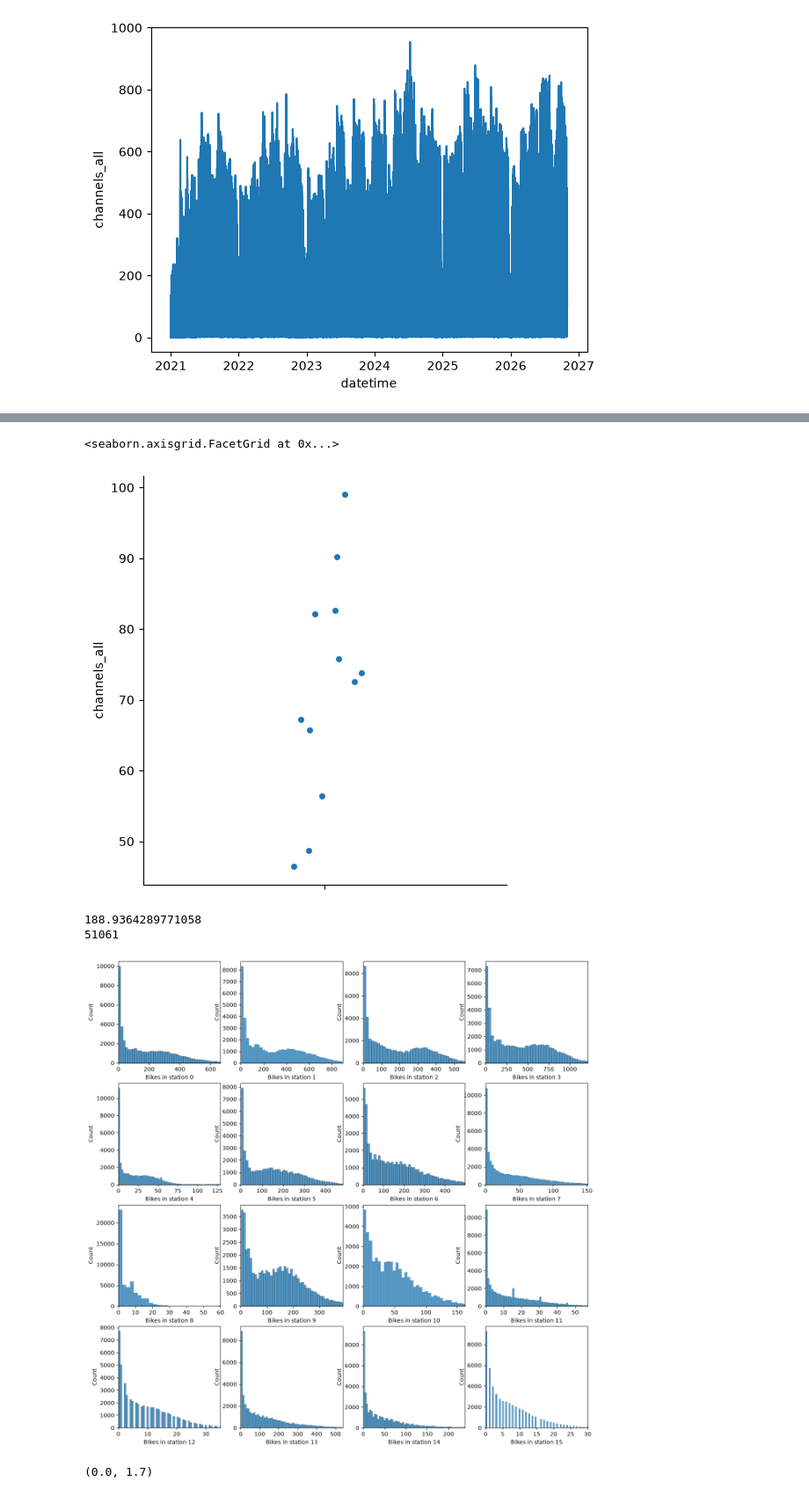
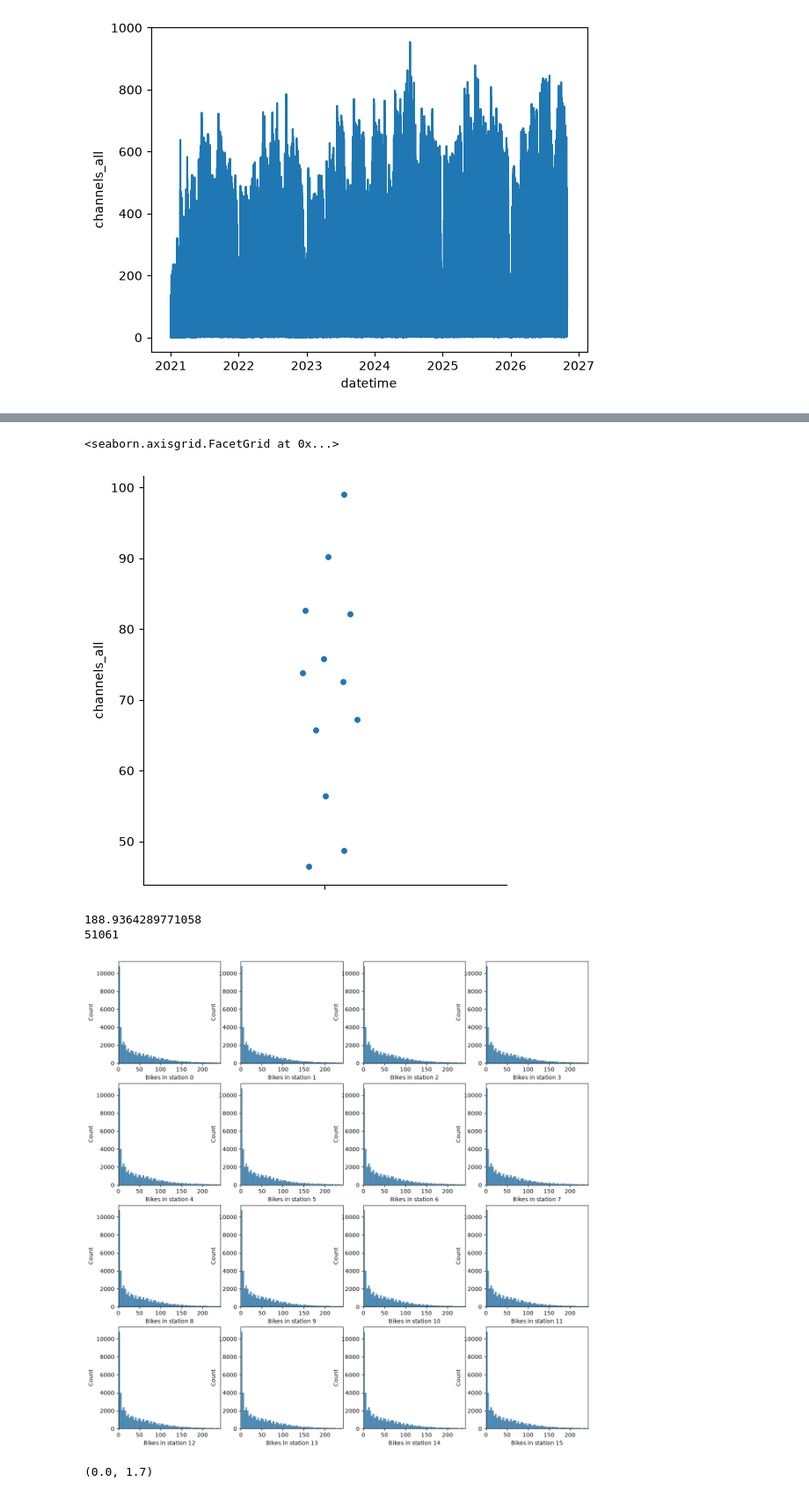
Before and after one commit to danrocag/fahrrad-analyse, a Jupyter notebook: src/fahrrad_analyse/explore.ipynb, the cells around one changed output, grey strips where cells are left out. Shown at 88% size. Cells and saved outputs as stored; diff of their text form; code cells hidden in the pictures.

```diff
--- a/src/fahrrad_analyse/explore.ipynb
+++ b/src/fahrrad_analyse/explore.ipynb
@@ -7,6 +7,7 @@ from scipy import stats
 pd.set_option('display.float_format', lambda x: '%.3f' % x)
 # %%
 df = pd.read_csv("../../data/counters.csv", index_col=0, parse_dates=["datetime"], date_format={"datetime": "ISO8601"})
+site_ids = sorted(df.counter_site_id.unique())  # site_ids[i] is "station i" below
 print(df.shape)
 df.head()
 # %% [output]
@@ -39,8 +40,9 @@ df.loc[~either_mask, :].head()
 # It seems like channels_all counts all passengers, in and out count different directions wherever known
 # %% [output]
 np.True_
-# %%
-df = df.drop(columns=["channels_in", "channels_out", "channels_unknown"])
+# %%
+df.loc[:, ['channels_in', 'channels_out', 'channels_unknown']] = df.loc[:, ['channels_in', 'channels_out', 'channels_unknown']].fillna(0)
+# With this interpretation, it makes sense to set all NaNs to zero
 # %%
 df.describe() # Is site_accumulation realistic? The other ones look fine
 # %% [output]
@@ -91,6 +106,6 @@ sns.catplot(df.groupby(by=df.datetime.dt.weekday).mean().channels_all)
 # %%
-sns.catplot(df.groupby(by=df.datetime.dt.month).mean().channels_all)
+sns.catplot(df.groupby(by=df.datetime.dt.month).channels_all.mean())
 # %% [output]
 <seaborn.axisgrid.FacetGrid at 0x...>
-[figure, old version]
+[figure, new version]
 # %%
@@ -106,14 +121,14 @@ print(station_0.size)
 # %%
 N = 4
 fig, axs = plt.subplots(N, N, figsize=(15, 15))
 for i in range(N*N):
     ax = axs.flatten()[i]
-    station_channel = df.loc[df.location_index == i, "channels_all"]
-    sns.histplot(df.loc[df.location_index == i, "channels_all"], ax=ax)
+    station = df.loc[df.counter_site_id == site_ids[i], "channels_all"]
+    sns.histplot(station_channel, ax=ax)
     ax.set_xlim(0, station_channel.quantile(0.99))
     ax.set_xlabel(f"Bikes in station {i}")
 # %% [output]
-[figure, old version]
+[figure, new version]
 # %%
 nonzero_rain_mask = df.site_rain_accumulation > 0
 
```
Also changed, not shown: parts of 13 cells of this notebook, 5 other files.
